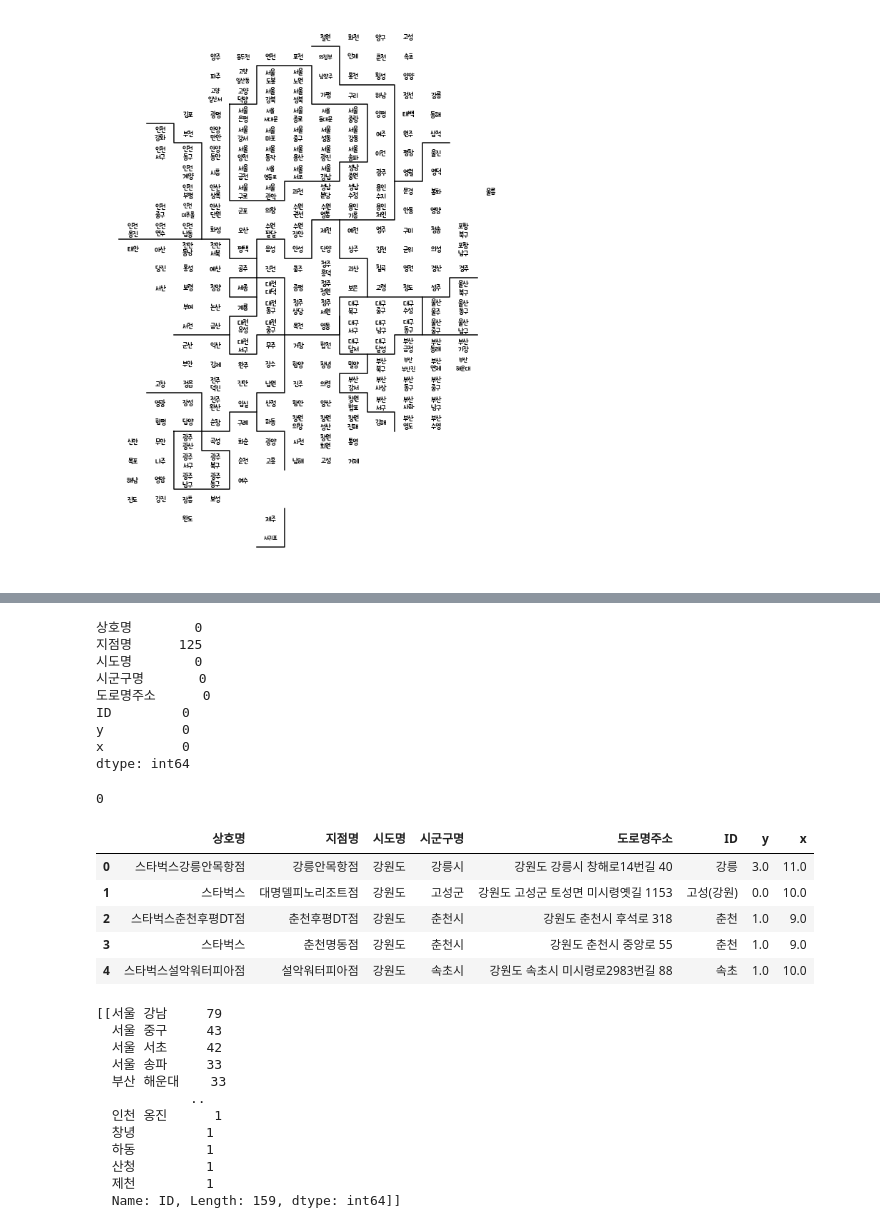
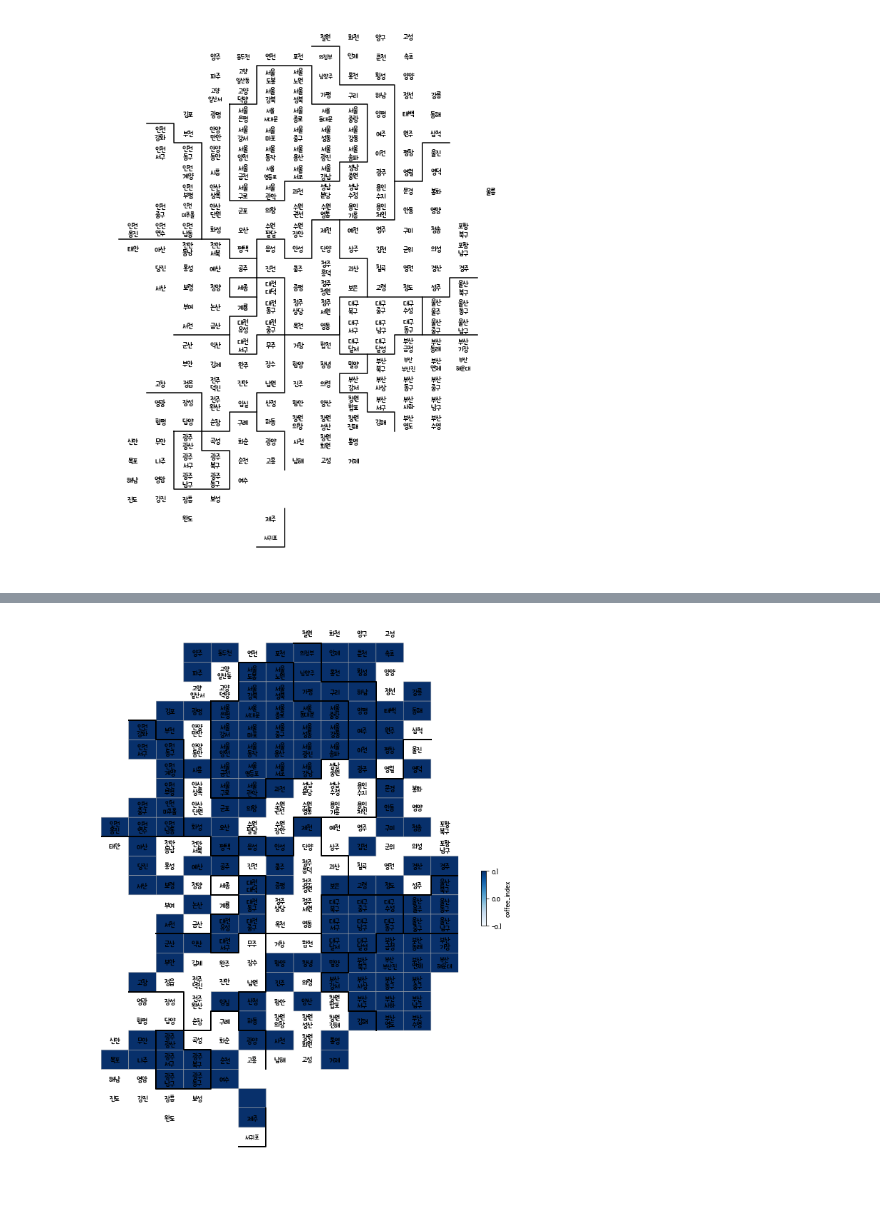
Before and after one commit to Jeong-Beom/DataAnalysis-2021, a Jupyter notebook: 10.Cartogram/커피숍_시각화.ipynb, the cells around one changed output, grey strips where cells are left out. Drawn from its saved outputs; the diff is of its cells as text; code cells hidden in the pictures.

```diff
--- a/10.Cartogram/커피숍_시각화.ipynb
+++ b/10.Cartogram/커피숍_시각화.ipynb
@@ -74,0 +130,10 @@ plt.show()
+# %%
+for i in sample.index:
+    sample.starbucks_num_of_stores[i] = float(sample.starbucks_num_of_stores[i])
+    sample.starbucks_num_of_stores[i] = int(sample.starbucks_num_of_stores[i])
+    sample.coffeebean_num_of_stores[i] = float(sample.coffeebean_num_of_stores[i])
+    sample.coffeebean_num_of_stores[i] = int(sample.coffeebean_num_of_stores[i])
+    sample.ediya_num_of_stores[i] = float(sample.ediya_num_of_stores[i])
+    sample.ediya_num_of_stores[i] = int(sample.ediya_num_of_stores[i])
+    sample.paik_num_of_stores[i] = float(sample.paik_num_of_stores[i])
+    sample.paik_num_of_stores[i] = int(sample.paik_num_of_stores[i])
@@ -74,0 +149,3 @@ plt.show()
+# %%
+sample['coffee_index'] = np.nan
+sample.head()
@@ -74,0 +159,7 @@ plt.show()
+# %%
+for i in sample.index:
+    try:
+        sample['coffee_index'][i] = (sample.starbucks_num_of_stores[i] + sample.coffeebean_num_of_stores[i]) / \
+                                    (sample.ediya_num_of_stores[i] + sample.paik_num_of_stores[i])
+    except:
+        pass
@@ -75,5 +175,4 @@ plt.show()
 # %%
-starbucks = pd.merge(starbucks, map, how = 'left', on = 'ID')
-print(starbucks.shape)
-starbucks.head()
+sample = pd.merge(sample, map, how = 'outer', on = 'ID')
+sample.isnull().sum()
 # %% [output]
@@ -87,47 +192,4 @@ starbucks.head()
-# %%
-starbucks.dropna(subset = ['x'], inplace = True)
-starbucks.isnull().sum()
-# %% [output]
-상호명        0
-지점명      125
-시도명        0
-시군구명       0
-도로명주소      0
-ID         0
-y          0
-x          0
-dtype: int64
-# %%
-num = 0
-for i in starbucks.index:
-    try:
-        starbucks.x[i] = int(starbucks.x[i])
-        starbucks.y[i] = int(starbucks.y[i])
-    except:
-        # print(i, starbucks.x[i], starbucks.y[i])
-        num += 1
-print(num)
-starbucks.head()
-# %% [output]
-0
-|  | 상호명 | 지점명 | 시도명 | 시군구명 | 도로명주소 | ID | y | x |
-| 0 | 스타벅스강릉안목항점 | 강릉안목항점 | 강원도 | 강릉시 | 강원도 강릉시 창해로14번길 40 | 강릉 | 3.0 | 11.0 |
-| 1 | 스타벅스 | 대명델피노리조트점 | 강원도 | 고성군 | 강원도 고성군 토성면 미시령옛길 1153 | 고성(강원) | 0.0 | 10.0 |
-| 2 | 스타벅스춘천후평DT점 | 춘천후평DT점 | 강원도 | 춘천시 | 강원도 춘천시 후석로 318 | 춘천 | 1.0 | 9.0 |
-| 3 | 스타벅스 | 춘천명동점 | 강원도 | 춘천시 | 강원도 춘천시 중앙로 55 | 춘천 | 1.0 | 9.0 |
-| 4 | 스타벅스설악워터피아점 | 설악워터피아점 | 강원도 | 속초시 | 강원도 속초시 미시령로2983번길 88 | 속초 | 1.0 | 10.0 |
-# %%
-starbucks_num = starbucks.ID.value_counts()
-# %% [output]
-[[서울 강남     79
-  서울 중구     43
-  서울 서초     42
-  서울 송파     33
-  부산 해운대    33
-            ..
-  인천 옹진      1
-  창녕         1
-  하동         1
-  산청         1
-  제천         1
-  Name: ID, Length: 159, dtype: int64]]
+# %%
+drawKorea('coffee_index', sample, 'Blues')
+# %% [output]
+[figure, added]
```
Also changed, not shown: parts of 10 cells of this notebook.
